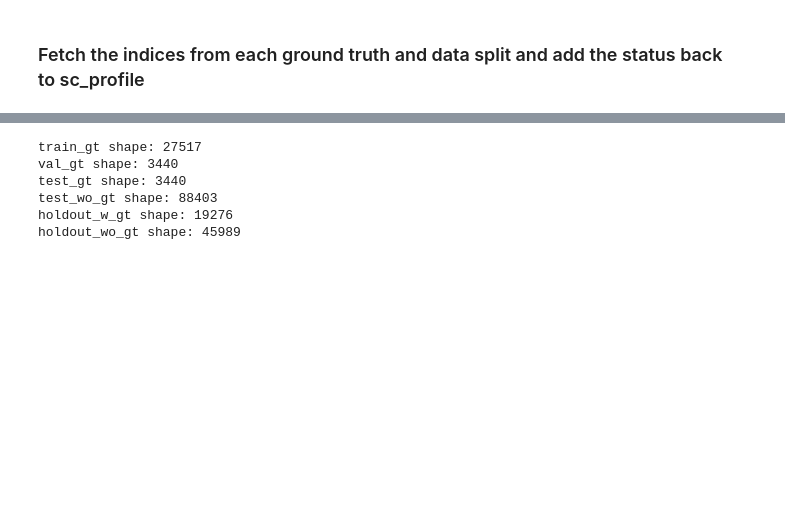
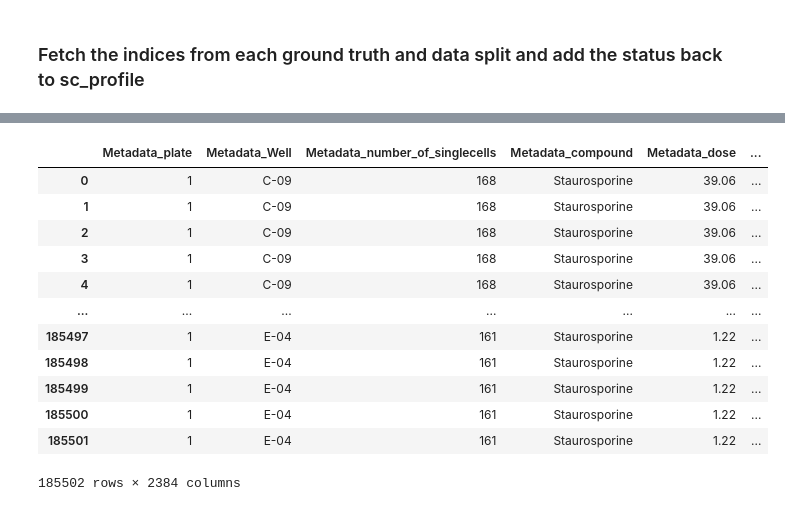
Before and after one commit to MikeLippincott/live_cell_timelapse_apoptosis_analysis, a Jupyter notebook: 7.sc_timelapse_model/notebooks/1.data.splitting.ipynb, the cells around one changed output, grey strips where cells are left out. Saved outputs shown, nothing was run; the diff lists cells and outputs as text; code cells hidden in the pictures; blank space fills up the shorter version.

```diff
--- a/7.sc_timelapse_model/notebooks/1.data.splitting.ipynb
+++ b/7.sc_timelapse_model/notebooks/1.data.splitting.ipynb
@@ -286,3 +315,20 @@ sc_profile_with_data_splits_df.rename(
+# %%
+sc_profile_with_data_splits_df.dropna(inplace=True)
+sc_profile_with_data_splits_df
+# %% [output]
+|  | Metadata_plate | Metadata_Well | Metadata_number_of_singlecells | Metadata_compound | Metadata_dose | ... |
+| 0 | 1 | C-09 | 168 | Staurosporine | 39.06 | ... |
+| 1 | 1 | C-09 | 168 | Staurosporine | 39.06 | ... |
+| 2 | 1 | C-09 | 168 | Staurosporine | 39.06 | ... |
+| 3 | 1 | C-09 | 168 | Staurosporine | 39.06 | ... |
+| 4 | 1 | C-09 | 168 | Staurosporine | 39.06 | ... |
+| ... | ... | ... | ... | ... | ... | ... |
+| 185497 | 1 | E-04 | 161 | Staurosporine | 1.22 | ... |
+| 185498 | 1 | E-04 | 161 | Staurosporine | 1.22 | ... |
+| 185499 | 1 | E-04 | 161 | Staurosporine | 1.22 | ... |
+| 185500 | 1 | E-04 | 161 | Staurosporine | 1.22 | ... |
+| 185501 | 1 | E-04 | 161 | Staurosporine | 1.22 | ... |
+185502 rows × 2384 columns
 # %%
 # final breakdown of the data
 train_gt = sc_profile_with_data_splits_df[
@@ -324,20 +369,6 @@ assert (
     + holdout_w_gt.shape[0]
     + holdout_wo_gt.shape[0]
 )
-# %%
-print(f"train_gt shape: {train_gt.shape[0]}")
-print(f"val_gt shape: {val_gt.shape[0]}")
-print(f"test_gt shape: {test_gt.shape[0]}")
-print(f"test_wo_gt shape: {test_wo_gt.shape[0]}")
-print(f"holdout_w_gt shape: {holdout_w_gt.shape[0]}")
-print(f"holdout_wo_gt shape: {holdout_wo_gt.shape[0]}")
-# %% [output]
-train_gt shape: 27517
-val_gt shape: 3440
-test_gt shape: 3440
-test_wo_gt shape: 88403
-holdout_w_gt shape: 19276
-holdout_wo_gt shape: 45989
 # %%
 # write the data splits to a parquet file
 # this writes the indexes, ground truth, and data splits to a parquet file
```
Also changed, not shown: parts of 13 cells of this notebook, 7 other files.
